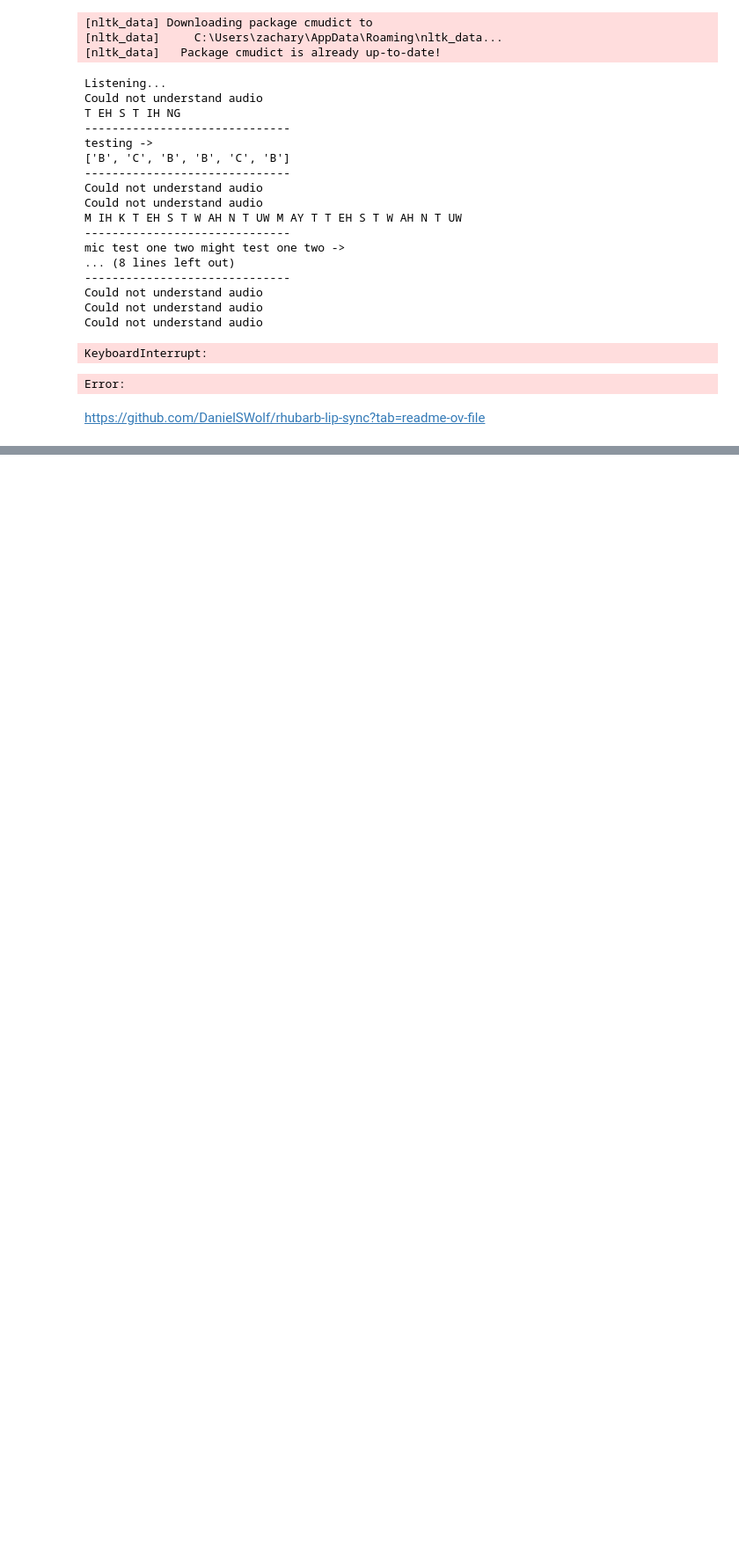
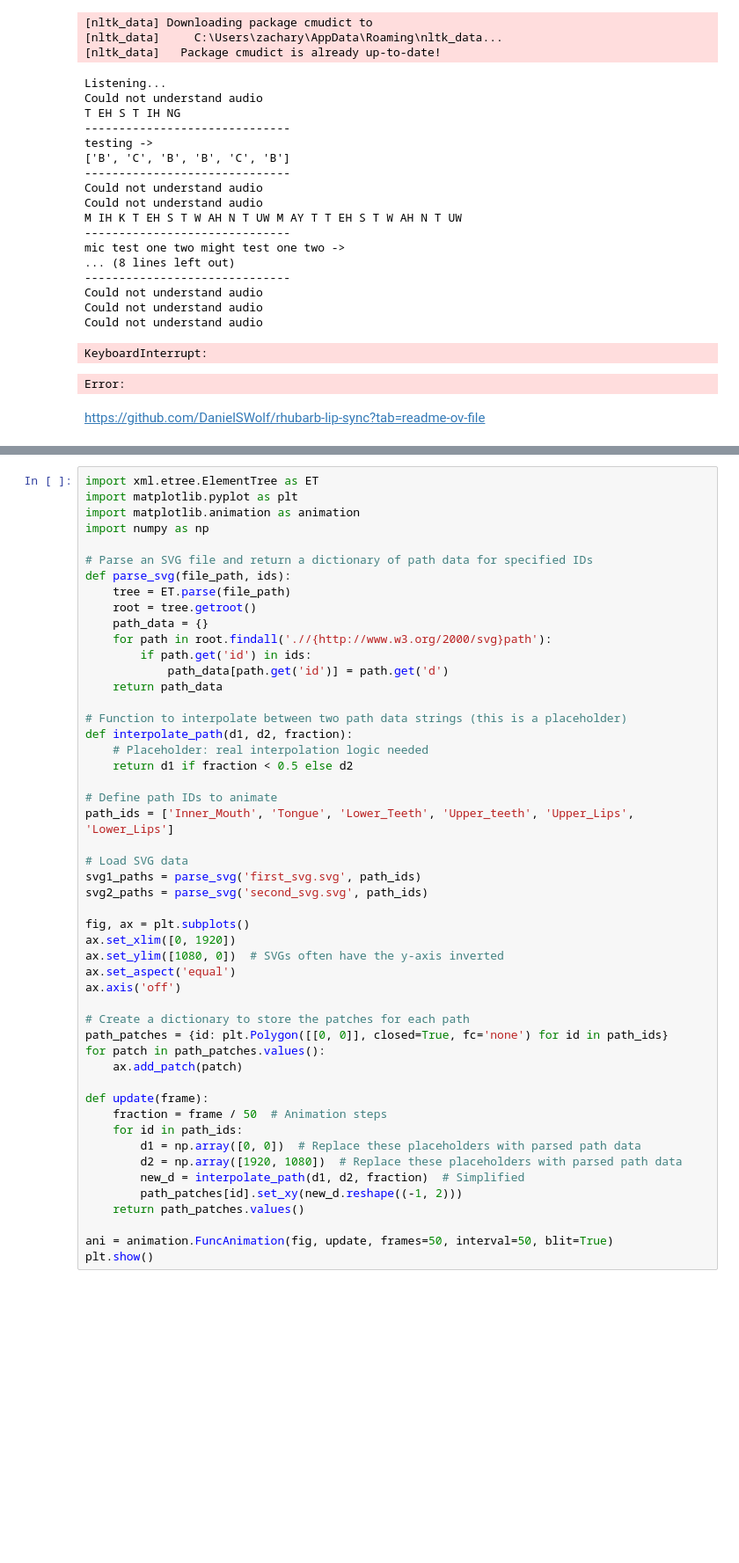
Before and after one commit to zacharylyj/mouth_movement, a Jupyter notebook: test.ipynb, the cells around one changed output, grey strips where cells are left out. Shown: that part at 88% size. Saved outputs shown, nothing was run; the diff lists cells and outputs as text; blank space fills up the shorter version.

```diff
--- a/test.ipynb
+++ b/test.ipynb
@@ -310,0 +407,52 @@ display_images_in_grid(image_directory, images_per_row=5)
+# %%
+import xml.etree.ElementTree as ET
+import matplotlib.pyplot as plt
+import matplotlib.animation as animation
+import numpy as np
+
+# Parse an SVG file and return a dictionary of path data for specified IDs
+def parse_svg(file_path, ids):
+    tree = ET.parse(file_path)
+    root = tree.getroot()
+    path_data = {}
+    for path in root.findall('.//{http://www.w3.org/2000/svg}path'):
+        if path.get('id') in ids:
+            path_data[path.get('id')] = path.get('d')
+    return path_data
+
+# Function to interpolate between two path data strings (this is a placeholder)
+def interpolate_path(d1, d2, fraction):
+    # Placeholder: real interpolation logic needed
+    return d1 if fraction < 0.5 else d2
+
+# Define path IDs to animate
+path_ids = ['Inner_Mouth', 'Tongue', 'Lower_Teeth', 'Upper_teeth', 'Upper_Lips', 'Lower_Lips']
+
+# Load SVG data
+svg1_paths = parse_svg('first_svg.svg', path_ids)
+svg2_paths = parse_svg('second_svg.svg', path_ids)
+
+fig, ax = plt.subplots()
+ax.set_xlim([0, 1920])
+ax.set_ylim([1080, 0])  # SVGs often have the y-axis inverted
+ax.set_aspect('equal')
+ax.axis('off')
+
+# Create a dictionary to store the patches for each path
+path_patches = {id: plt.Polygon([[0, 0]], closed=True, fc='none') for id in path_ids}
+for patch in path_patches.values():
+    ax.add_patch(patch)
+
+def update(frame):
+    fraction = frame / 50  # Animation steps
+    for id in path_ids:
+        d1 = np.array([0, 0])  # Replace these placeholders with parsed path data
+        d2 = np.array([1920, 1080])  # Replace these placeholders with parsed path data
+        new_d = interpolate_path(d1, d2, fraction)  # Simplified
+        path_patches[id].set_xy(new_d.reshape((-1, 2)))
+    return path_patches.values()
+
+ani = animation.FuncAnimation(fig, update, frames=50, interval=50, blit=True)
+plt.show()
+# %% [output]
+[figure, added]
```
Also changed, not shown: parts of 1 cell of this notebook, 39 other files.
